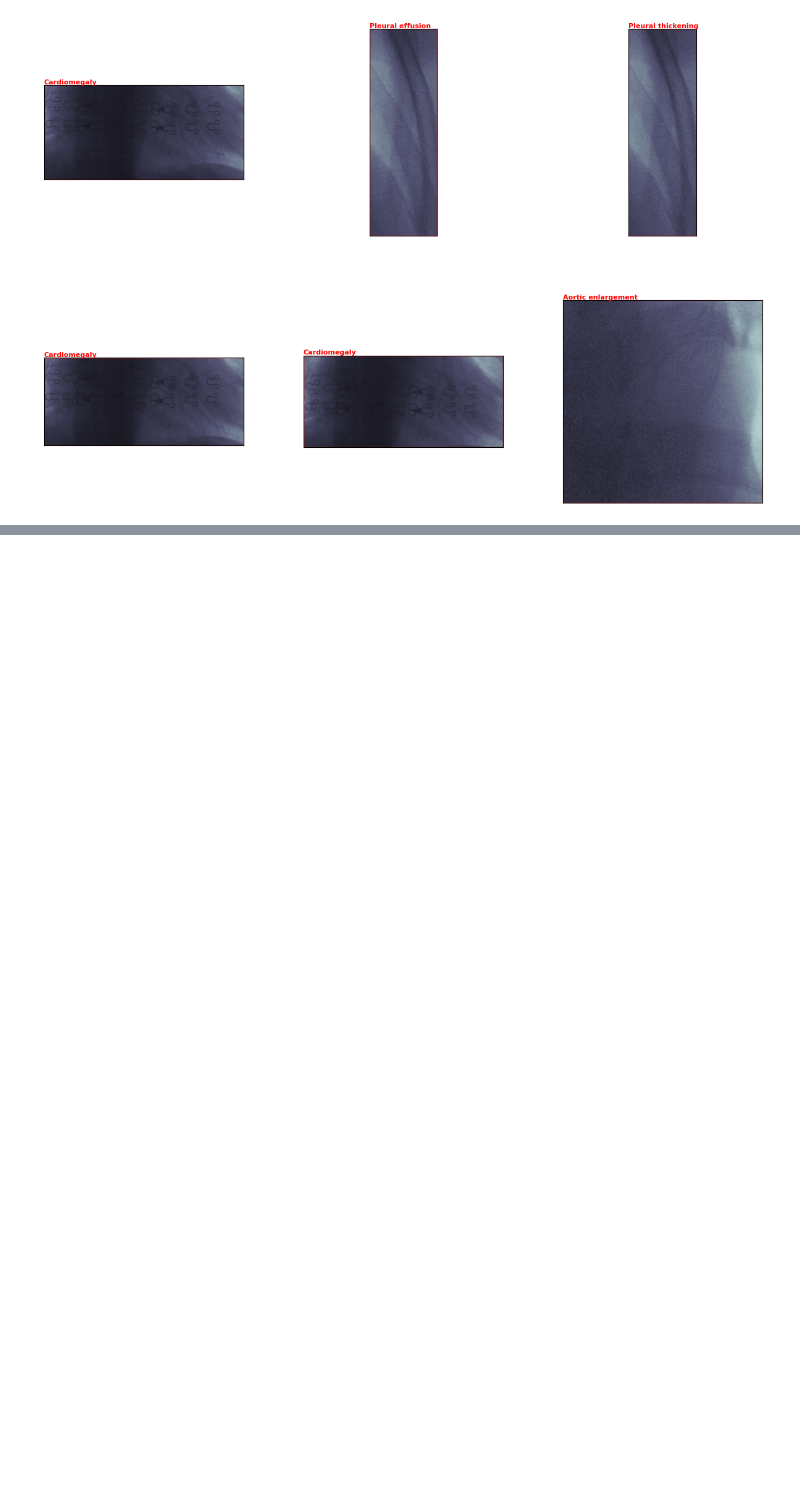
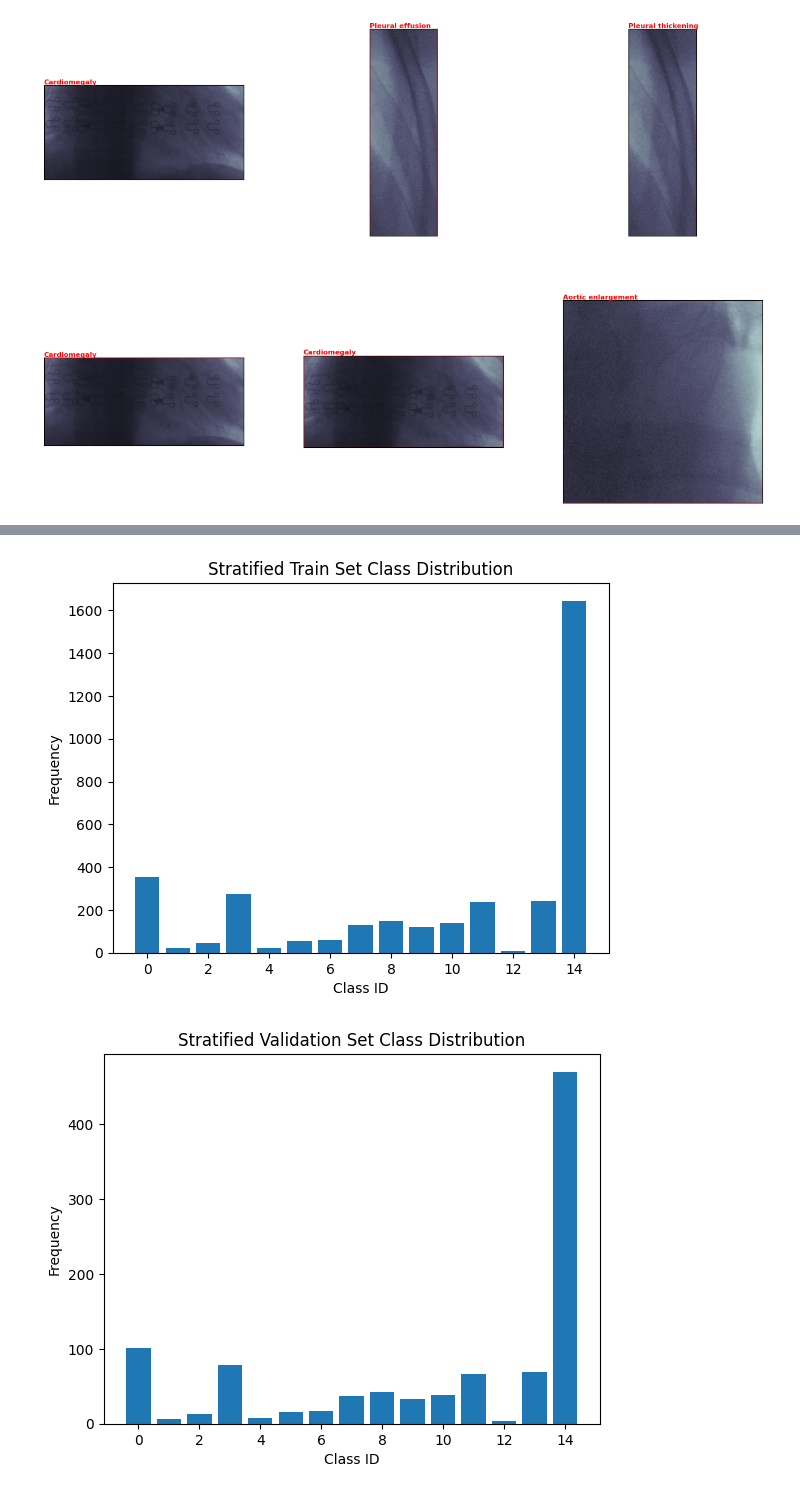
Before and after one commit to RSHVR/DeepRadiology, a Jupyter notebook: EDA_2.ipynb, the cells around one changed output, grey strips where cells are left out. Saved outputs shown, nothing was run; the diff lists cells and outputs as text; code cells hidden in the pictures; blank space fills up the shorter version.

```diff
--- a/EDA_2.ipynb
+++ b/EDA_2.ipynb
@@ -428,0 +503,9 @@ plt.show()
+# %%
+plot_class_distribution(train_strat_df, 'Stratified Train Set Class Distribution')
+
+plot_class_distribution(validate_strat_df, 'Stratified Validation Set Class Distribution')
+
+plot_class_distribution(test_strat_df, 'Stratified Test Set Class Distribution')
+# %% [output]
+[figure, added]
+[figure, added]
```
Also changed, not shown: parts of 10 cells of this notebook, 2 other files.
